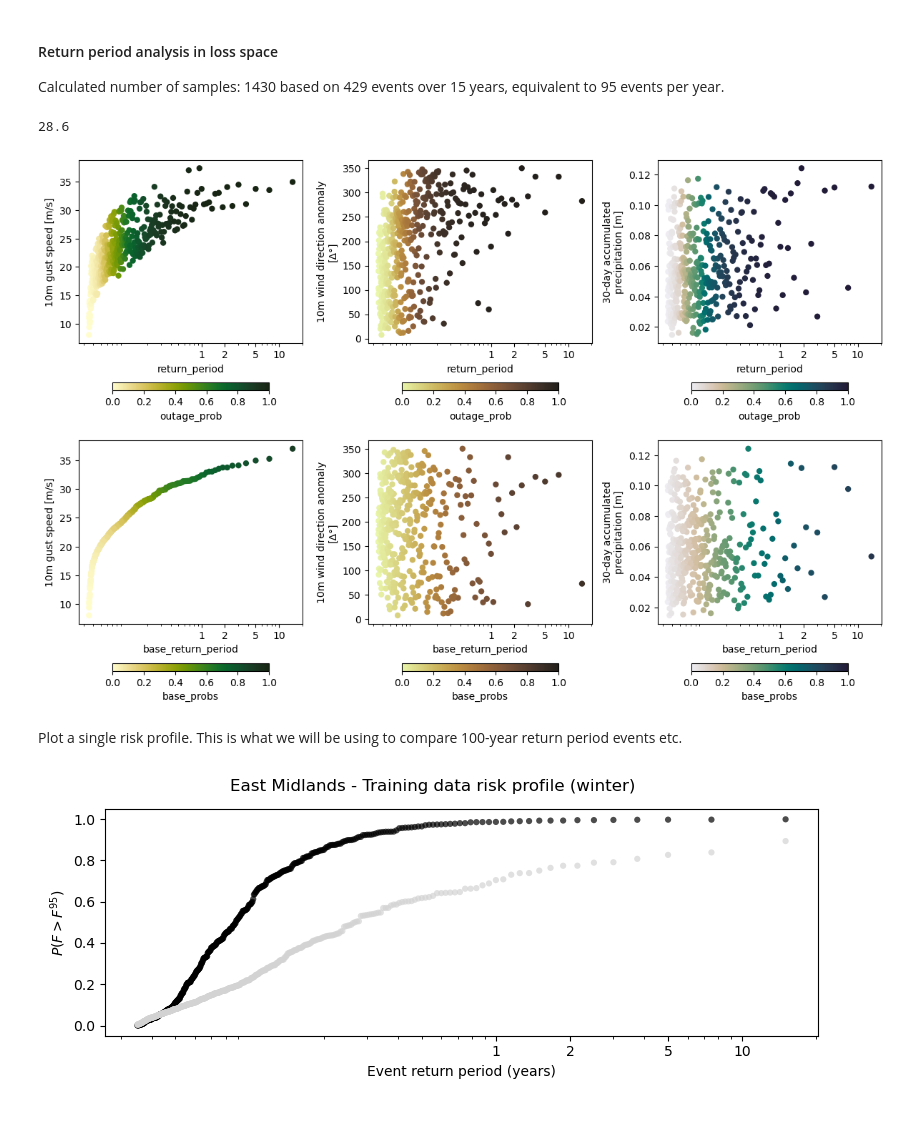
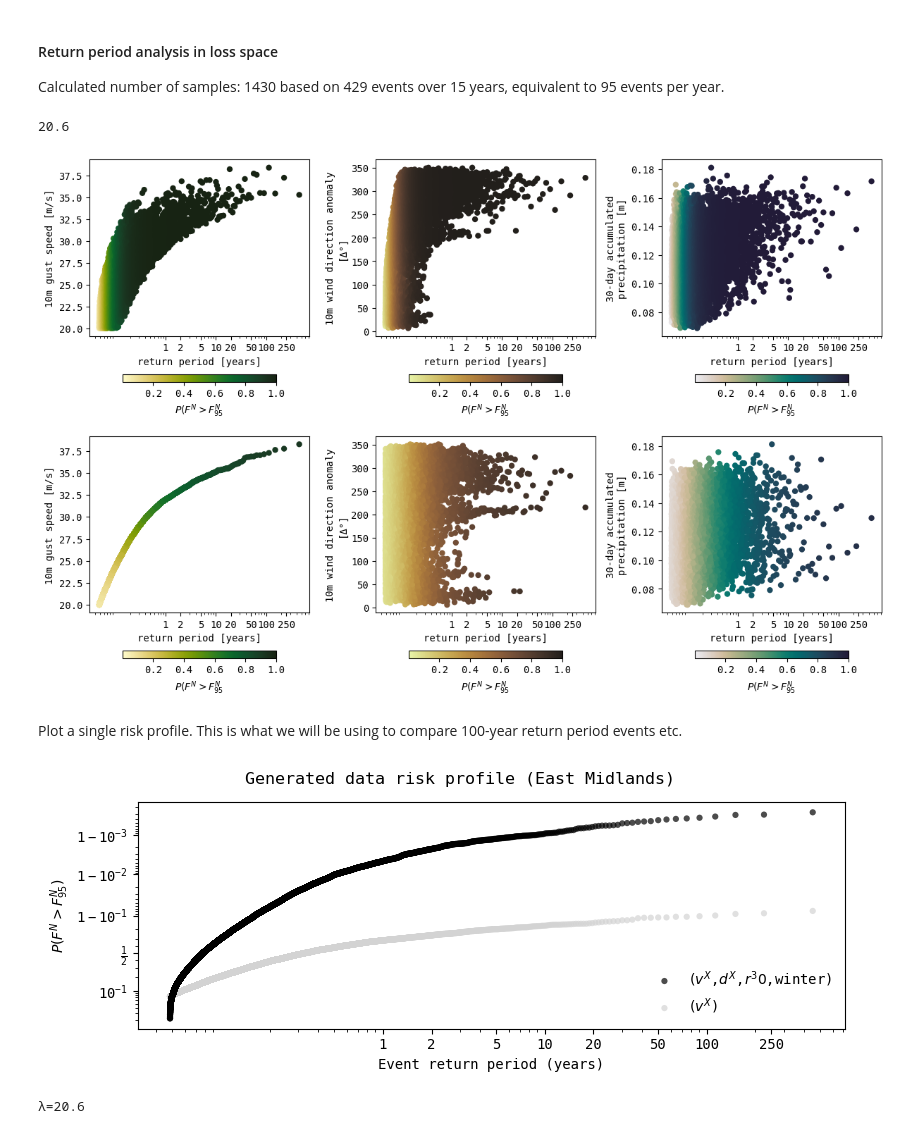
Before and after one commit to alisonpeard/hazGAN2, a Jupyter notebook: projects/poweruk_winter/analysis/profiles.ipynb, the cells around one changed output. Cells and saved outputs as stored; diff of their text form; code cells hidden in the pictures.

Commit message:
analysis 1 finished with 500 years

```diff
--- a/projects/poweruk_winter/analysis/profiles.ipynb
+++ b/projects/poweruk_winter/analysis/profiles.ipynb
@@ -68,7 +73,7 @@ Frozen({'time': 14100, 'lat': 64, 'lon': 64, 'field': 3, 'param': 6})
 # %% [markdown]
 Decide whether to do the analysis for the training or synthetic data.
 # %%
-dataset = ["training", "generated"][0]
+dataset = ["training", "generated"][1]
 data = train.copy() if dataset == "training" else gener.copy()
 # %% [markdown]
 For the analysis, we want absolute deviation from the prevailing wind direction but we want the absolute values of wind and rainfall... not the anomalies.
@@ -112,12 +117,6 @@ data["r30"] += medians["r30"]
 # %% [output]
 Deriving variables...
 # %%
-# subset to thresholds
-if config["event_subset"]["do"]:
-    print("Subsetting to events...")
-    mask = data.vx.max(dim=["lon", "lat"]) > config["event_subset"]["value"]
-    data = data.isel(time=mask)
-
 # assign units to variables
 data.vx.attrs["units"] = "m/s"
 data.dx.attrs["units"] = "Δ°"
@@ -233,0 +235,10 @@ Data variables:
+# %%
+if config["event_subset"]["do"]:
+    print("Subsetting...")
+    threshold = config["event_subset"]["value"]
+    mask = data_agg.vx > threshold
+
+    print(f"Found {mask.sum().values} events")
+    data_agg = data_agg.isel(time=mask)
+
+    assert data_agg.vx.min() >= 20, "masking didn't work!"
@@ -331,7 +345,7 @@ fig.suptitle(f"{region_of_interest} - {dataset.capitalize()} events ({season})",
 
 Calculated number of samples: 1430 based on 429 events over 15 years, equivalent to 95 events per year.
 # %%
-λ = 429 / 15  # samples per year
+λ = 309 / 15  # samples per year
 print(λ)
 
 def return_period(outage_probs, λ):
@@ -346,58 +360,80 @@ data_agg["base_return_period"] = (("time"), return_period(data_agg.base_probs,
 
 data_agg = data_agg.set_coords('return_period').sortby("return_period")
 # %% [output]
-28.6
+20.6
 # %%
+from matplotlib.colors import LogNorm
+
 fig, axes = plt.subplots(2, 3, figsize=(12, 8))
 
-cbar_kws = {"shrink": 0.7, "pad": 0.15, "orientation": "horizontal"}
+cbar_kws = {"shrink": 0.7, "pad": 0.15, "orientation": "horizontal", "label": r"$P(F^N>F^N_{95}$"}
 
-kws = {"edgecolor": "none", "add_colorbar": True, "cbar_kwargs": cbar_kws, "vmin": 0, "vmax": 1}
+kws = {"edgecolor": "none", "add_colorbar": True, "cbar_kwargs": cbar_kws, "vmin": 1e-6, "vmax": 1}
+
+norm = LogNorm(vmin=1e-6, vmax=1)
 
 axs = axes[0, :]
 data_agg.plot.scatter(x="return_period", y="vx", hue="outage_prob", ax=axs[0], cmap=cmo.speed, **kws)
 data_agg.plot.scatter(x="return_period", y="dx", hue="outage_prob", ax=axs[1], cmap=cmo.turbid, **kws)
 data_agg.plot.scatter(x="return_period", y="r30", hue="outage_prob", ax=axs[2], cmap=cmo.rain, **kws)
 
 for ax in axs.flat:
     ax.set_title("")
     ax.set_xscale("log")
     ticks = [1, 2, 5, 10, 20, 50, 100, 250, 500, 1000]
     ticks = [t for t in ticks if t <= data_agg.return_period[data_agg.return_period < np.inf].max()]
     ax.set_xticks(ticks, labels=ticks)
+    ax.set_xlabel("return period [years]")
 
 
 axs = axes[1, :]
 data_agg.plot.scatter(x="base_return_period", y="vx", hue="base_probs", ax=axs[0], cmap=cmo.speed, **kws)
 data_agg.plot.scatter(x="base_return_period", y="dx", hue="base_probs", ax=axs[1], cmap=cmo.turbid, **kws)
 data_agg.plot.scatter(x="base_return_period", y="r30", hue="base_probs", ax=axs[2], cmap=cmo.rain, **kws)
 
 for ax in axs.flat:
     ax.set_title("")
     ax.set_xscale("log")
     ticks = [1, 2, 5, 10, 20, 50, 100, 250, 500, 1000]
     ticks = [t for t in ticks if t <= data_agg.base_return_period[data_agg.base_return_period < np.inf].max()]
     ax.set_xticks(ticks, labels=ticks)
+    ax.set_xlabel("return period [years]")
 
 fig.tight_layout()
+fig.savefig(os.path.join(
+    wd, "results", "figures", f"outage_probs_{region_of_interest.lower()}_{season}_{dataset}"),
+           dpi=300, transparent=True, bbox_inches="tight")
 # %% [output]
-[figure, old version]
+[figure, new version]
 # %% [markdown]
 Plot a single risk profile. This is what we will be using to compare 100-year return period events etc.
 # %%
 fig, ax = plt.subplots(1, figsize=(8, 3))
 
-data_agg.plot.scatter(x="return_period", y="outage_prob", ax=ax, edgecolor="none", color="k", s=20, alpha=0.7, zorder=0)
-data_agg.plot.scatter(x="base_return_period", y="base_probs", ax=ax, edgecolor="none", color="lightgrey", s=20, alpha=0.7, zorder=1)
+data_agg.plot.scatter(x="return_period", y="outage_prob", ax=ax, edgecolor="none", color="k",
+                      s=20, alpha=0.7, zorder=1, label=fr"$(v^X$,$d^X$,$r^{30}$,{season})")
+data_agg.plot.scatter(x="base_return_period", y="base_probs", ax=ax, edgecolor="none", color="lightgrey",
+                      s=20, alpha=0.7, zorder=0, label=r"$(v^X$)")
 
 ax.set_title("")
 ax.set_xscale("log")
 ticks = [1, 2, 5, 10, 20, 50, 100, 250, 500, 1000]
 ticks = [t for t in ticks if t <= data_agg.return_period[data_agg.return_period < np.inf].max()]
 ax.set_xticks(ticks, labels=ticks)
-ax.set_ylabel(r"$P(F>F^{95})$")
+ax.set_ylabel(r"$P(F^N>F^N_{95})$")
 ax.set_xlabel("Event return period (years)")
+ax.legend(loc="lower right", frameon=False)
 fig.tight_layout()
-fig.suptitle(f"{region_of_interest} - {dataset.capitalize()} data risk profile ({season})", fontsize=12, y=1.05);
+ax.set_yscale("logit")
+
+fig.suptitle(f"{dataset.capitalize()} data risk profile ({region_of_interest})", y=1.05);
+
+fig.savefig(os.path.join(
+    wd, "results", "figures", f"riskprofile_{region_of_interest.lower()}_{season}_{dataset}"),
+           dpi=300, transparent=True, bbox_inches="tight")
 # %% [output]
-[figure, old version]
+[figure, new version]
+# %%
+print(f"{λ=}")
+# %% [output]
+λ=20.6
```
Also changed, not shown: parts of 16 cells of this notebook.
